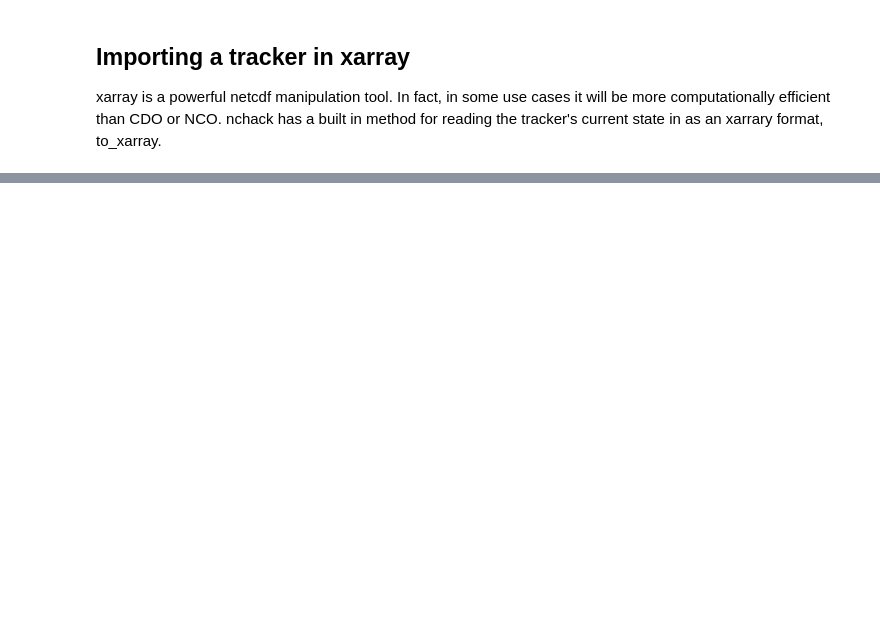
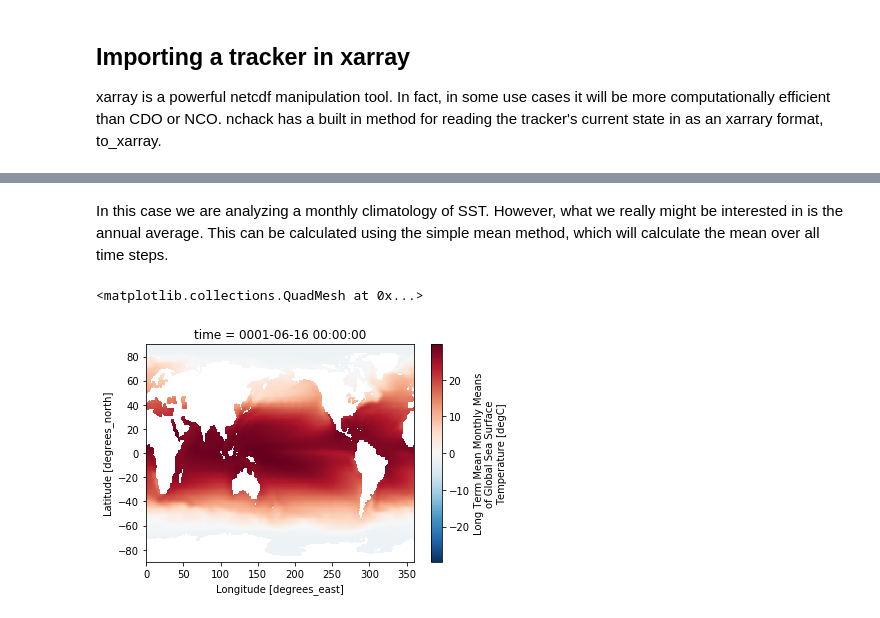
Before and after one commit to pmlmodelling/nctoolkit, a Jupyter notebook: examples/basic_usage.ipynb, the cells around one changed output, grey strips where cells are left out. Saved outputs shown, nothing was run; the diff lists cells and outputs as text; code cells hidden in the pictures; blank space fills up the shorter version.

```diff
--- a/examples/basic_usage.ipynb
+++ b/examples/basic_usage.ipynb
@@ -93,0 +156,12 @@ xarray is a powerful netcdf manipulation tool. In fact, in some use cases it wil
+# %% [markdown]
+In this case we are analyzing a monthly climatology of SST. However, what we really might be interested in is the annual average. This can be calculated using the simple mean method, which will calculate the mean over all time steps.
+# %%
+
+ff =  "sst.mon.ltm.1981-2010.nc"
+tracker = nc.NCTracker(ff)
+tracker.select_variables("sst")
+tracker.mean()
+tracker.to_xarray().sst.plot()
+# %% [output]
+<matplotlib.collections.QuadMesh at 0x...>
+[figure, added]
```
Also changed, not shown: parts of 75 cells of this notebook.
